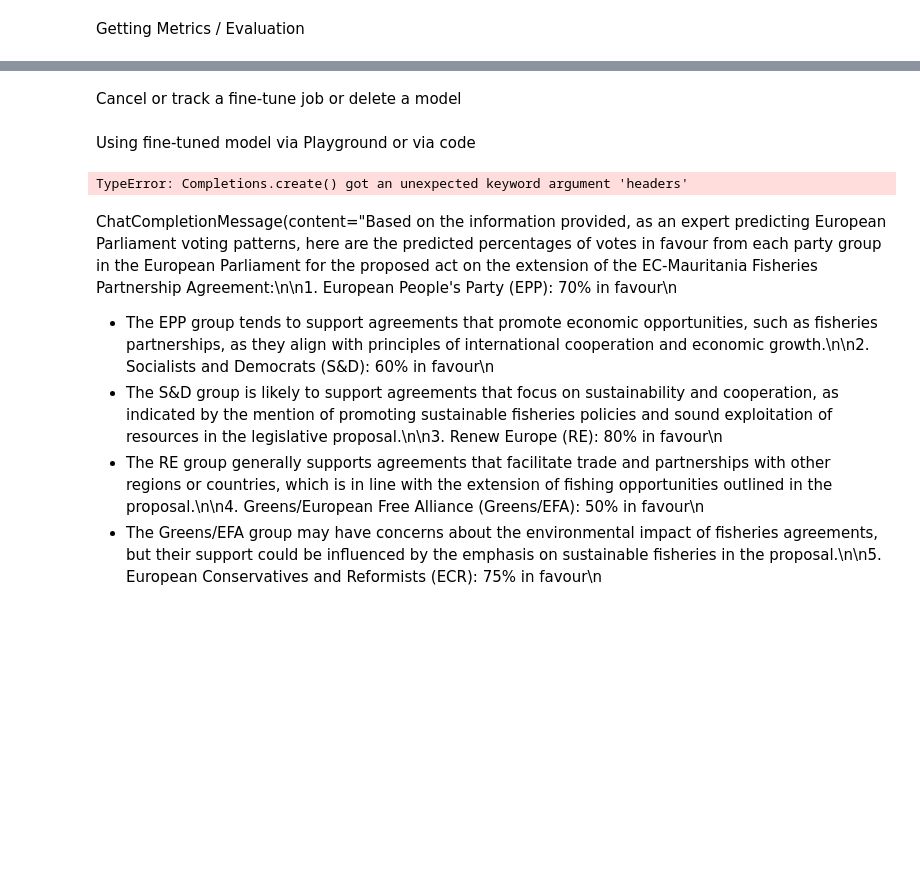
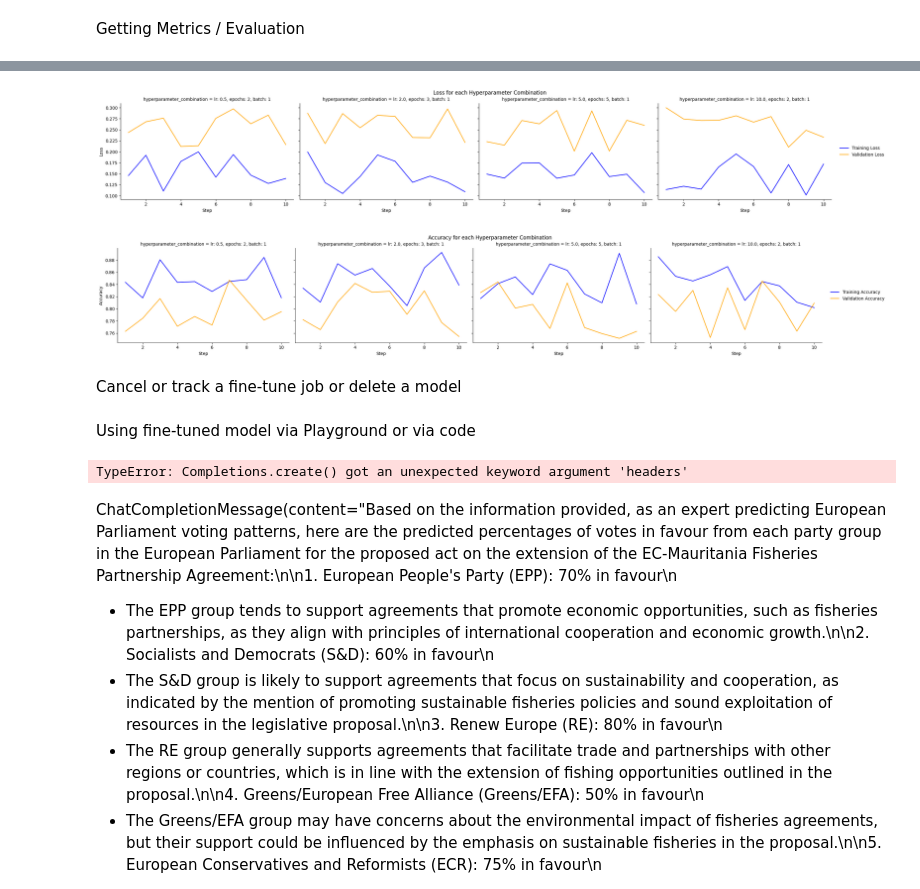
Before and after one commit to izu457/Thesis_Finetuning_GPT3.5_Political_Stance, a Jupyter notebook: Fine-Tuning_Cookbook.ipynb, the cells around one changed output, grey strips where cells are left out. Cells and saved outputs as stored; diff of their text form; code cells hidden in the pictures; blank space fills up the shorter version.

Commit message:
got ft-model after 60 mins testing 64 hyperparameter combinations

```diff
--- a/Fine-Tuning_Cookbook.ipynb
+++ b/Fine-Tuning_Cookbook.ipynb
@@ -451,3 +562,43 @@ plt.show()
+# %%
+import seaborn as sns
+import matplotlib.pyplot as plt
+
+# Ensure the dataframe has hyperparameter columns as strings for easier plotting
+all_metrics_df["learning_rate_multiplier"] = all_metrics_df["learning_rate_multiplier"].astype(str)
+all_metrics_df["n_epochs"] = all_metrics_df["n_epochs"].astype(str)
+all_metrics_df["batch_size"] = all_metrics_df["batch_size"].astype(str)
+
+# Create a column to represent each hyperparameter combination
+all_metrics_df["hyperparameter_combination"] = (
+    "lr: " + all_metrics_df["learning_rate_multiplier"] +
+    ", epochs: " + all_metrics_df["n_epochs"] +
+    ", batch: " + all_metrics_df["batch_size"]
+)
+
+# Plot the losses
+g = sns.FacetGrid(all_metrics_df, col="hyperparameter_combination", col_wrap=4, height=4, aspect=1.5)
+g.map(plt.plot, "Step", "train_loss", label="Training Loss", color="blue")
+g.map(plt.plot, "Step", "valid_loss", label="Validation Loss", color="orange")
+g.add_legend()
+for ax in g.axes.flat:
+    ax.set_ylabel("Loss")
+
+g.figure.suptitle('Loss for each Hyperparameter Combination', y=1.02)
+plt.show()
+
+# Plot the accuracies
+g = sns.FacetGrid(all_metrics_df, col="hyperparameter_combination", col_wrap=4, height=4, aspect=1.5)
+g.map(plt.plot, "Step", "train_accuracy", label="Training Accuracy",color="blue")
+g.map(plt.plot, "Step", "valid_mean_token_accuracy", label="Validation Accuracy", color="orange")
+g.add_legend()
+for ax in g.axes.flat:
+    ax.set_ylabel("Accuracy")
+
+g.figure.suptitle('Accuracy for each Hyperparameter Combination', y=1.02)
+plt.show()
+# %% [output]
+[figure, added]
+[figure, added]
 # %%
 # List the checkpoints of the model
 # and save output in a json
```
Also changed, not shown: parts of 15 cells of this notebook, 1 other file.
